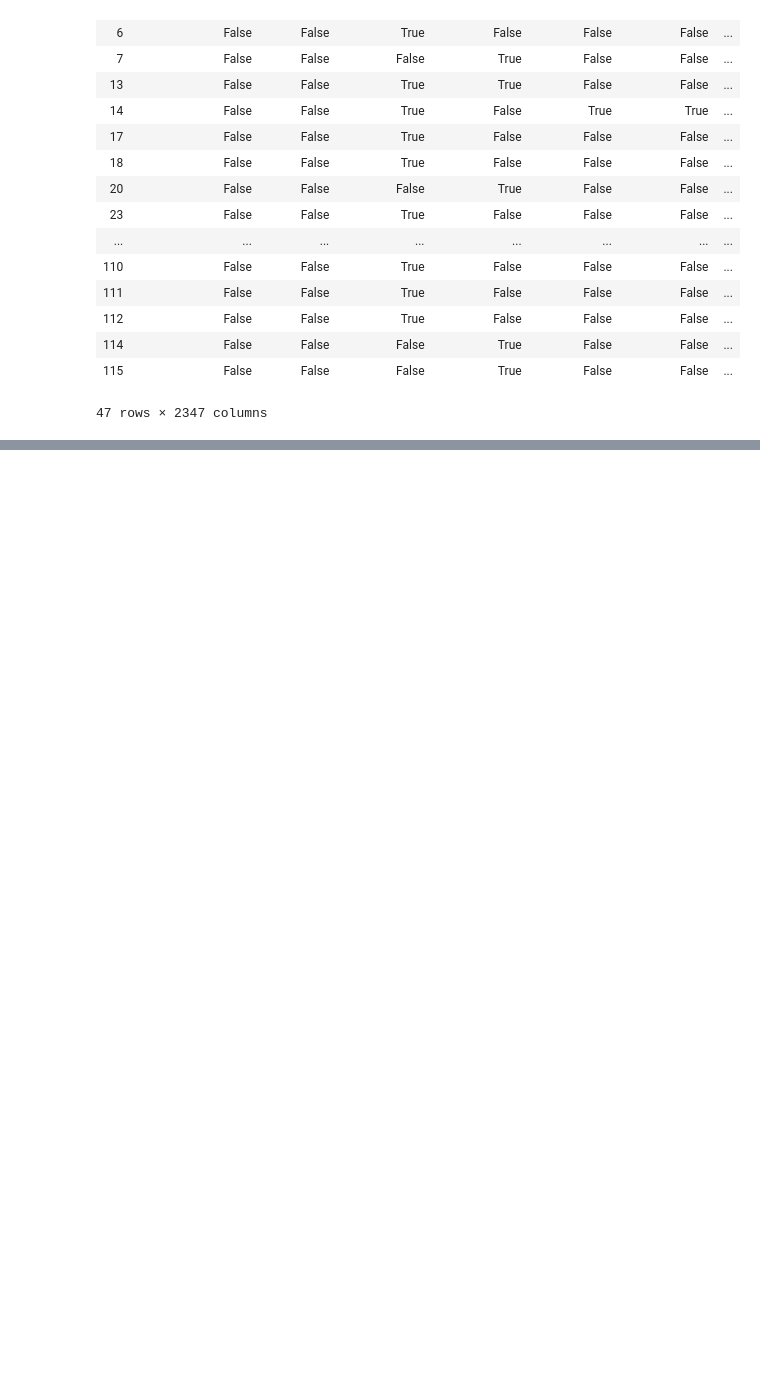
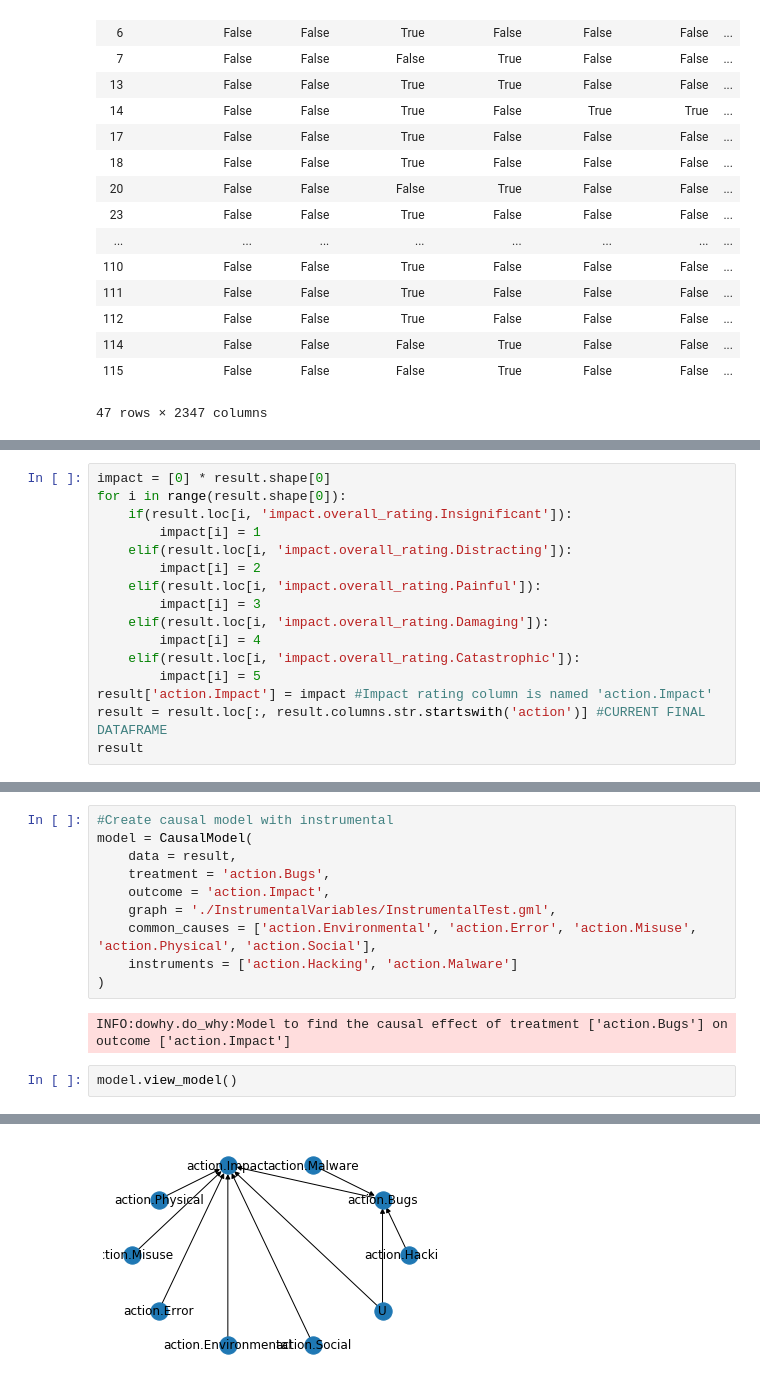
Before and after one commit to ethanpaek/CloudBleed_Project_2019, a Jupyter notebook: vcdb_parse.ipynb, the cells around one changed output, grey strips where cells are left out. Drawn from its saved outputs; the diff is of its cells as text; blank space fills up the shorter version.

Commit message:
Added Impact Rating column and did first dowhy test

```diff
--- a/vcdb_parse.ipynb
+++ b/vcdb_parse.ipynb
@@ -201,0 +202,16 @@ SyntaxError: invalid syntax (<ipython-input-85-4f70af1a3e2a>, line 4)
+# %%
+impact = [0] * result.shape[0]
+for i in range(result.shape[0]):
+    if(result.loc[i, 'impact.overall_rating.Insignificant']):
+        impact[i] = 1
+    elif(result.loc[i, 'impact.overall_rating.Distracting']):
+        impact[i] = 2
+    elif(result.loc[i, 'impact.overall_rating.Painful']):
+        impact[i] = 3
+    elif(result.loc[i, 'impact.overall_rating.Damaging']):
+        impact[i] = 4
+    elif(result.loc[i, 'impact.overall_rating.Catastrophic']):
+        impact[i] = 5
+result['action.Impact'] = impact #Impact rating column is named 'action.Impact'
+result = result.loc[:, result.columns.str.startswith('action')] #CURRENT FINAL DATAFRAME
+result
@@ -201,0 +239,15 @@ SyntaxError: invalid syntax (<ipython-input-85-4f70af1a3e2a>, line 4)
+# %%
+#Create causal model with instrumental
+model = CausalModel(
+    data = result,
+    treatment = 'action.Bugs',
+    outcome = 'action.Impact',
+    graph = './InstrumentalVariables/InstrumentalTest.gml',
+    common_causes = ['action.Environmental', 'action.Error', 'action.Misuse', 'action.Physical', 'action.Social'],
+    instruments = ['action.Hacking', 'action.Malware']
+)
+# %% [output]
+INFO:dowhy.do_why:Model to find the causal effect of treatment ['action.Bugs'] on outcome ['action.Impact']
+# %%
+model.view_model()
+# %% [output]
@@ -201,0 +256 @@ SyntaxError: invalid syntax (<ipython-input-85-4f70af1a3e2a>, line 4)
+[figure, added]
```
Also changed, not shown: parts of 9 cells of this notebook, 7 other files.
